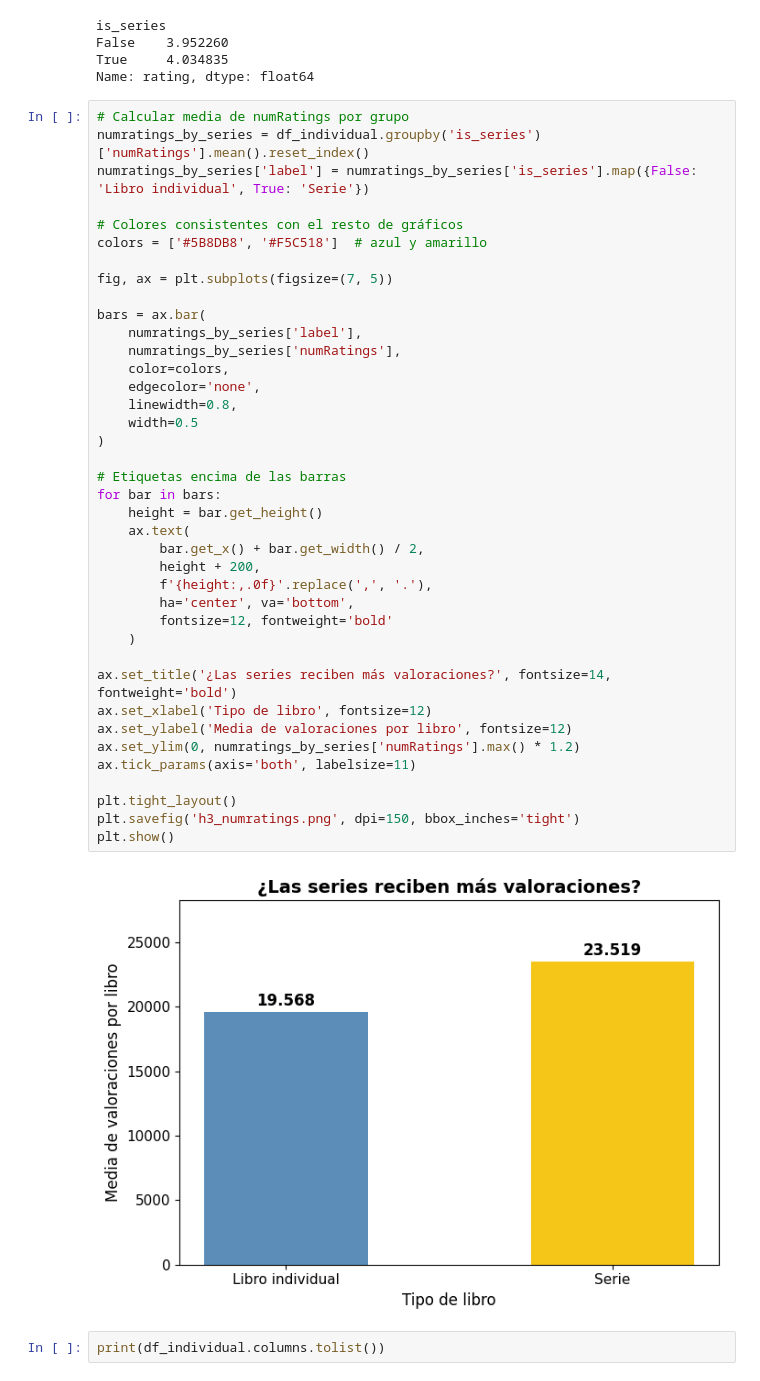
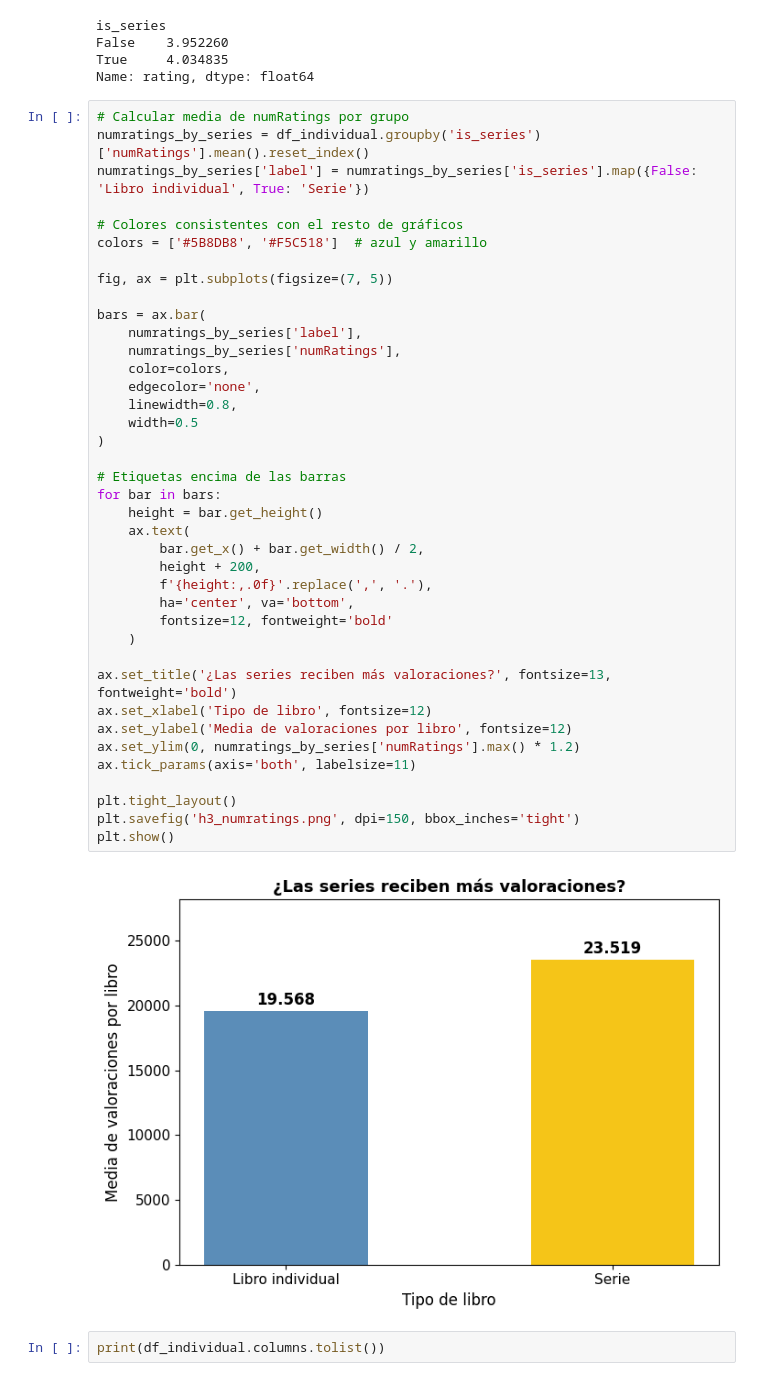
Before and after one commit to fgoiri/EDA-GoodReads-Books, a Jupyter notebook: src/main.ipynb, the cells around one changed output. Cells and saved outputs as stored; diff of their text form.

```diff
--- a/src/main.ipynb
+++ b/src/main.ipynb
@@ -757,35 +757,35 @@ fig, ax = plt.subplots(figsize=(7, 5))
 
 bars = ax.bar(
     numratings_by_series['label'],
     numratings_by_series['numRatings'],
     color=colors,
     edgecolor='none',
     linewidth=0.8,
     width=0.5
 )
 
 # Etiquetas encima de las barras
 for bar in bars:
     height = bar.get_height()
     ax.text(
         bar.get_x() + bar.get_width() / 2,
         height + 200,
         f'{height:,.0f}'.replace(',', '.'),
         ha='center', va='bottom',
         fontsize=12, fontweight='bold'
     )
 
-ax.set_title('¿Las series reciben más valoraciones?', fontsize=14, fontweight='bold')
+ax.set_title('¿Las series reciben más valoraciones?', fontsize=13, fontweight='bold')
 ax.set_xlabel('Tipo de libro', fontsize=12)
 ax.set_ylabel('Media de valoraciones por libro', fontsize=12)
 ax.set_ylim(0, numratings_by_series['numRatings'].max() * 1.2)
 ax.tick_params(axis='both', labelsize=11)
 
 plt.tight_layout()
 plt.savefig('h3_numratings.png', dpi=150, bbox_inches='tight')
 plt.show()
 # %% [output]
-[figure, old version]
+[figure, new version]
 # %%
 print(df_individual.columns.tolist())
 # %% [output]
```
Also changed, not shown: parts of 1 cell of this notebook.
